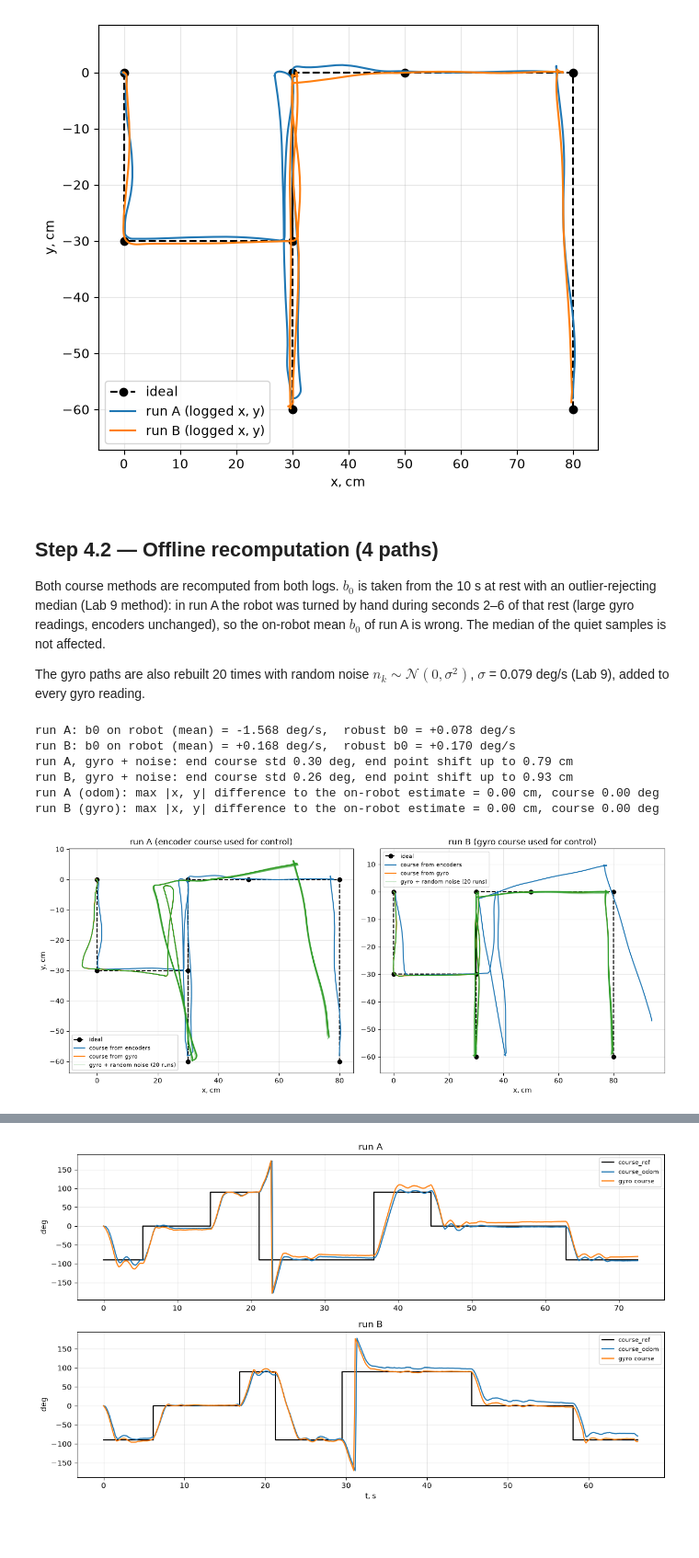
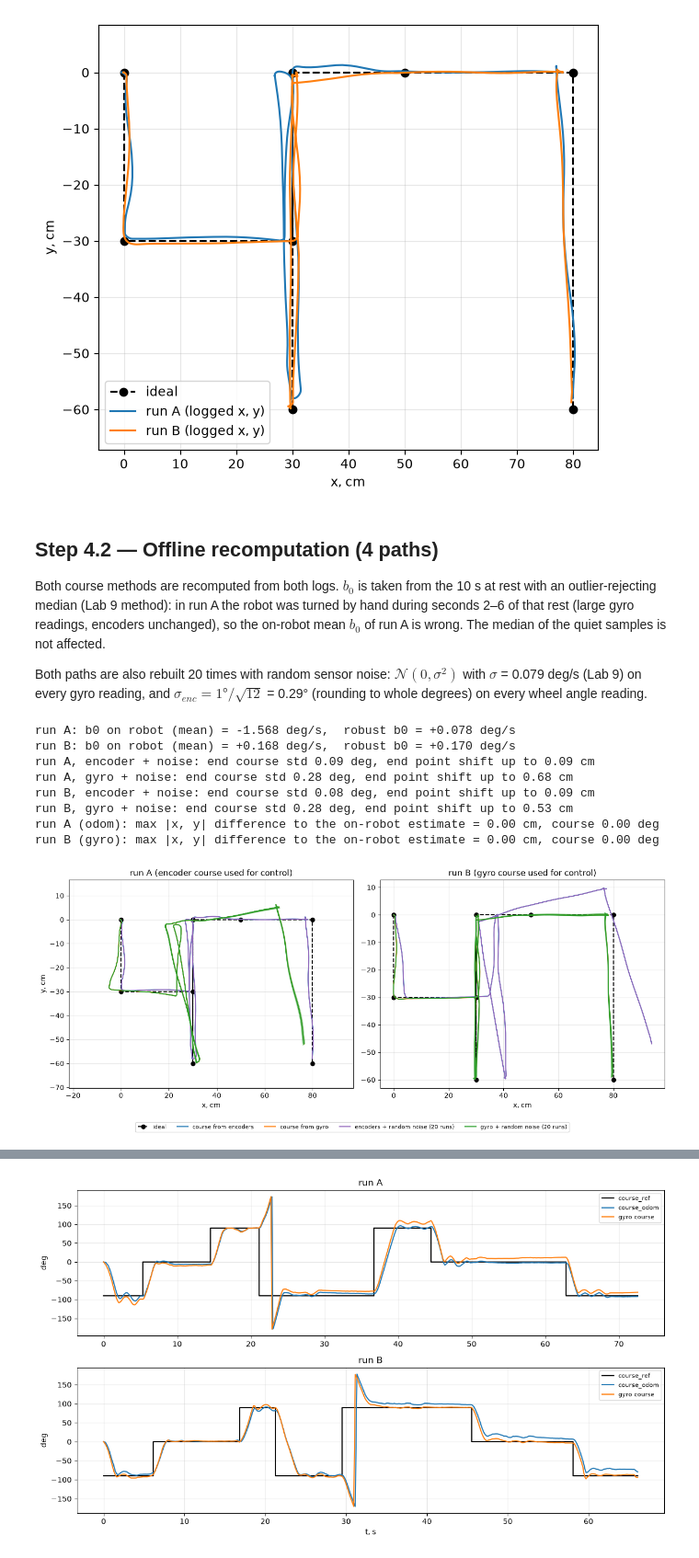
Before and after one commit to f-asadbek/Robotics, a Jupyter notebook: Lab10/Odometry_Gyro_Lab10.ipynb, the cells around one changed output, grey strips where cells are left out. Shown at 92% size. Drawn from its saved outputs; the diff is of its cells as text; code cells hidden in the pictures; blank space fills up the shorter version.

Commit message:
Lab10: add encoder noise to recompute(), show noisy encoder and gyro paths
Co-Authored-By: Claude Opus 5.5 <noreply@anthropic.com>

```diff
--- a/Lab10/Odometry_Gyro_Lab10.ipynb
+++ b/Lab10/Odometry_Gyro_Lab10.ipynb
@@ -68,7 +68,7 @@ ax.axis("equal"); ax.set_xlabel("x, cm"); ax.set_ylabel("y, cm"); ax.legend(); p
 
 Both course methods are recomputed from both logs. $b_0$ is taken from the 10 s at rest with an outlier-rejecting median (Lab 9 method): in run A the robot was turned by hand during seconds 2–6 of that rest (large gyro readings, encoders unchanged), so the on-robot mean $b_0$ of run A is wrong. The median of the quiet samples is not affected.
 
-The gyro paths are also rebuilt 20 times with random noise $n_k \sim \mathcal{N}(0, \sigma^2)$, $\sigma$ = 0.079 deg/s (Lab 9), added to every gyro reading.
+Both paths are also rebuilt 20 times with random sensor noise: $\mathcal{N}(0, \sigma^2)$ with $\sigma$ = 0.079 deg/s (Lab 9) on every gyro reading, and $\sigma_{enc} = 1°/\sqrt{12}$ = 0.29° (rounding to whole degrees) on every wheel angle reading.
 # %%
 # ---------- gyro bias b0 ----------
 # b0 = what the gyro reads while the robot stands still (it should be 0).
@@ -84,9 +84,15 @@ def robust_b0(d):
 # ---------- rebuild a run offline ----------
 # method "odom": course from the wheels, method "gyro": course from the gyro.
 # Path (distance) always comes from the wheels.
-# sigma > 0: random gyro noise ~ N(0, sigma^2) (Lab 9 model) is added to every gyro reading; seed picks the random numbers
-def recompute(d, method, b0, sigma=0.0, seed=None):
-    q = d[d.i > 0].reset_index(drop=True)                         # driving rows only, numbered from 0
+# sigma > 0: random gyro noise ~ N(0, sigma^2) (Lab 9 model) is added to every gyro reading (deg/s)
+# sigma_enc > 0: random noise ~ N(0, sigma_enc^2) is added to every wheel angle reading (deg)
+# seed picks the random numbers; with sigma = sigma_enc = 0 nothing is added
+def recompute(d, method, b0, sigma=0.0, sigma_enc=0.0, seed=None):
+    rng = np.random.default_rng(seed)
+    q = d[d.i > 0].reset_index(drop=True).copy()                  # driving rows only, numbered from 0
+    # wheel angles plus random encoder noise (deg -> rad)
+    q["theta_l"] = q.theta_l + np.radians(rng.normal(0, sigma_enc, len(q)))
+    q["theta_r"] = q.theta_r + np.radians(rng.normal(0, sigma_enc, len(q)))
     # distance travelled = average wheel angle (rad) * wheel radius
     path = (q.theta_r + q.theta_l) * r / 2
     if method == "odom":
@@ -96,7 +102,7 @@ def recompute(d, method, b0, sigma=0.0, seed=None):
         # time between samples (s); the first step starts at the last rest sample
         dt = np.diff(np.concatenate([[d.t[d.i == 0].iloc[-1]], q.t])) / 1000
         # gyro rate in deg/s, plus random noise (sigma = 0 -> no noise added)
-        gz = q.gz / 1000 + np.random.default_rng(seed).normal(0, sigma, len(q))
+        gz = q.gz / 1000 + rng.normal(0, sigma, len(q))
         # gyro course: rate - bias, / (1 + s) for the scale error, * dt = degrees per step,
         # * pi/180 = radians, cumsum = add up all steps (integration)
         course = np.cumsum((gz - b0) / (1 + s) * dt * np.pi / 180)
@@ -114,48 +120,60 @@ b0 = {}
 for k, d in runs.items():
     b0[k] = robust_b0(d)
     print(f"run {k}: b0 on robot (mean) = {d.gz[d.i == 0].mean() / 1000:+.3f} deg/s,  robust b0 = {b0[k]:+.3f} deg/s")
 
 # ---------- 4 paths ----------
 # every run with both methods: (A, odom), (A, gyro), (B, odom), (B, gyro)
 rec = {(k, m): recompute(runs[k], m, b0[k]) for k in runs for m in ("odom", "gyro")}
 
-# ---------- gyro with random noise ----------
-# gyro path of each run rebuilt 20 times, each time with new random noise (sigma from Lab 9)
-SIGMA, N_NOISY = 0.079, 20                                        # deg/s, number of noisy rebuilds
-noisy = {k: [recompute(runs[k], "gyro", b0[k], SIGMA, seed) for seed in range(N_NOISY)] for k in runs}
-for k in runs:
-    g = rec[(k, "gyro")]
-    dc = [np.degrees(n.course.iloc[-1] - g.course.iloc[-1]) for n in noisy[k]]                 # end course change
-    de = [np.hypot(n.x.iloc[-1] - g.x.iloc[-1], n.y.iloc[-1] - g.y.iloc[-1]) for n in noisy[k]]  # end point shift
-    print(f"run {k}, gyro + noise: end course std {np.std(dc):.2f} deg, end point shift up to {max(de):.2f} cm")
+# ---------- sensors with random noise ----------
+# both paths of each run rebuilt 20 times, each time with new random noise:
+# gyro sigma from Lab 9; encoder sigma = 1 deg resolution / sqrt(12) (rounding to whole degrees)
+SIGMA, SIGMA_ENC, N_NOISY = 0.079, 1 / np.sqrt(12), 20            # deg/s, deg, number of noisy rebuilds
+noisy = {(k, m): [recompute(runs[k], m, b0[k], SIGMA, SIGMA_ENC, seed) for seed in range(N_NOISY)]
+         for k in runs for m in ("odom", "gyro")}
+for (k, m), ns in noisy.items():
+    g = rec[(k, m)]                                               # same path without noise
+    dc = [np.degrees(n.course.iloc[-1] - g.course.iloc[-1]) for n in ns]                 # end course change
+    de = [np.hypot(n.x.iloc[-1] - g.x.iloc[-1], n.y.iloc[-1] - g.y.iloc[-1]) for n in ns]  # end point shift
+    print(f"run {k}, {'encoder' if m == 'odom' else 'gyro'} + noise: end course std {np.std(dc):.2f} deg, "
+          f"end point shift up to {max(de):.2f} cm")
 
 # ---------- check ----------
 # rebuild each run with the method that steered it and the robot's own b0;
 # it must give exactly the robot's logged x, y, course (proves the formulas match the robot)
 for k, m in (("A", "odom"), ("B", "gyro")):
     q = runs[k][runs[k].i > 0].reset_index(drop=True)
     own = recompute(runs[k], m, runs[k].gz[runs[k].i == 0].mean() / 1000)    # robot's own b0
     print(f"run {k} ({m}): max |x, y| difference to the on-robot estimate = "
           f"{max(np.abs(own.x - q.x).max(), np.abs(own.y - q.y).max()):.2f} cm, course {np.degrees(np.abs(wrap(own.course - q.course)).max()):.2f} deg")
 
 # ---------- plot ----------
-# left run A, right run B: ideal, path with encoder course, path with gyro course, gyro paths with noise
+# left run A, right run B: ideal, path with encoder course, path with gyro course, both with noise
 fig, axes = plt.subplots(1, 2, figsize=(13, 5.5))
 for ax, k in zip(axes, ("A", "B")):
     ax.plot(X_ref, Y_ref, "k--o", label="ideal")
     ax.plot(rec[(k, "odom")].x, rec[(k, "odom")].y, label="course from encoders")
     ax.plot(rec[(k, "gyro")].x, rec[(k, "gyro")].y, label="course from gyro")
-    for j, n in enumerate(noisy[k]):                              # gyro paths with random noise
-        ax.plot(n.x, n.y, color="tab:green", lw=0.8, alpha=0.4, label="gyro + random noise (20 runs)" if j == 0 else None)
+    for n in noisy[(k, "odom")]:                                  # encoder paths with random noise
+        ax.plot(n.x, n.y, color="tab:purple", lw=0.8, alpha=0.4)
+    for n in noisy[(k, "gyro")]:                                  # gyro paths with random noise
+        ax.plot(n.x, n.y, color="tab:green", lw=0.8, alpha=0.4)
+    ax.plot([], [], color="tab:purple", label="encoders + random noise (20 runs)")   # legend entries
+    ax.plot([], [], color="tab:green", label="gyro + random noise (20 runs)")
     ax.set_title(f"run {k} ({'encoder' if k == 'A' else 'gyro'} course used for control)")
-    ax.axis("equal"); ax.set_xlabel("x, cm"); ax.legend(fontsize=8)
-axes[0].set_ylabel("y, cm"); plt.tight_layout(); plt.show()
+    ax.axis("equal"); ax.set_xlabel("x, cm")
+axes[0].set_ylabel("y, cm")
+# one legend for both plots, below them (so it does not cover any path)
+fig.legend(*axes[0].get_legend_handles_labels(), loc="lower center", ncol=5, fontsize=8)
+plt.tight_layout(rect=[0, 0.06, 1, 1]); plt.show()
 # %% [output]
 run A: b0 on robot (mean) = -1.568 deg/s,  robust b0 = +0.078 deg/s
 run B: b0 on robot (mean) = +0.168 deg/s,  robust b0 = +0.170 deg/s
-run A, gyro + noise: end course std 0.30 deg, end point shift up to 0.79 cm
-run B, gyro + noise: end course std 0.26 deg, end point shift up to 0.93 cm
+run A, encoder + noise: end course std 0.09 deg, end point shift up to 0.09 cm
+run A, gyro + noise: end course std 0.28 deg, end point shift up to 0.68 cm
+run B, encoder + noise: end course std 0.08 deg, end point shift up to 0.09 cm
+run B, gyro + noise: end course std 0.28 deg, end point shift up to 0.53 cm
 run A (odom): max |x, y| difference to the on-robot estimate = 0.00 cm, course 0.00 deg
 run B (gyro): max |x, y| difference to the on-robot estimate = 0.00 cm, course 0.00 deg
-[figure, old version]
+[figure, new version]
 # %% [markdown]
```
Also changed, not shown: parts of 1 cell of this notebook.
